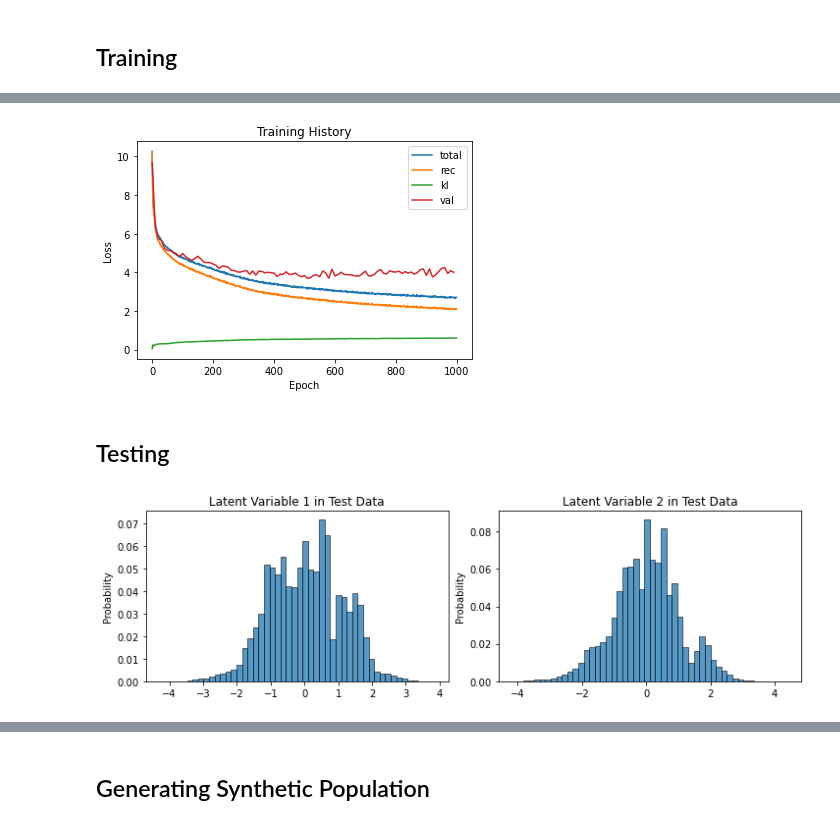
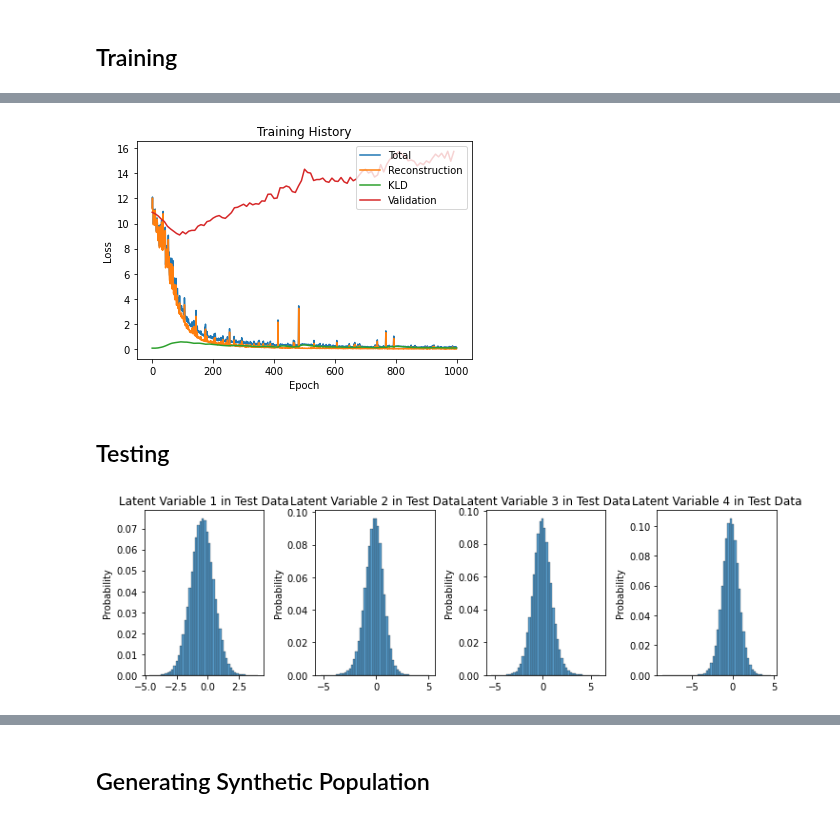
Before and after one commit to zackAemmer/generative_synthesis, a Jupyter notebook: household_synthesizer.ipynb, the cells around one changed output, grey strips where cells are left out. Cells and saved outputs as stored; diff of their text form; code cells hidden in the pictures.

Commit message:
Plotting figures running tests

```diff
--- a/household_synthesizer.ipynb
+++ b/household_synthesizer.ipynb
@@ -73,7 +73,7 @@ model_data_df
 # %%
 # Separate into train/test data
 model_data = model_data_df.values
-train_idx = round(len(model_data)*.003)
+train_idx = round(len(model_data)*.000007)
 train_data = model_data[0:train_idx,:]
 test_data = model_data[train_idx:len(model_data),:]
 
@@ -93,17 +93,10 @@ Training on 422 samples
 # [98.54442024230957, 1.7626943588256836, 0.06421160670330948, 0.020779257538261826, [256, 1000, 4, 32, 0.1]]
 # [44.24084186553955, 2.3369486331939697, 0.06478558327639009, 0.02501131310084622, [1024, 1000, 4, 16, 0.1]]
 
-# Low Data ~40 samples
-# BATCH_SIZE = 16
-# EPOCHS = 1000
-# LATENT_DIM = 2
-# HIDDEN_DIM = 16
-# KL_WEIGHT = .1
-
 # Hyperparameters
-BATCH_SIZE = 16
+BATCH_SIZE = 1024
 EPOCHS = 1000
-LATENT_DIM = 2
+LATENT_DIM = 4
 HIDDEN_DIM = 16
 KL_WEIGHT = .1
 # %% [markdown]
@@ -223,16 +216,16 @@ Epoch 1000/1000
 # %%
 # Plot model loss/training progress
 plt.plot(history.history['tot_loss'])
 plt.plot(history.history['rec_loss'])
 plt.plot(history.history['kl_loss'])
 plt.plot(val_epochs, val_loss)
 plt.title("Training History")
 plt.ylabel("Loss")
 plt.xlabel("Epoch")
-plt.legend(["total","rec","kl","val"], loc="upper right")
+plt.legend(["Total","Reconstruction","KLD","Validation"], loc="upper right")
 plt.show()
 # %% [output]
-[figure, old version]
+[figure, new version]
 # %% [markdown]
 ## Testing
 # %%
@@ -247,7 +240,7 @@ for i in range(LATENT_DIM):
     sns.histplot(z[:,i], ax=axes[i], bins=50, stat="probability")
     axes[i].set_title(f"Latent Variable {i+1} in Test Data")
 # %% [output]
-[figure, old version]
+[figure, new version]
 # %%
 # Draw predictions from test data
 results = vae.predict(test_data)
```
Also changed, not shown: parts of 8 cells of this notebook, 3 other files.
